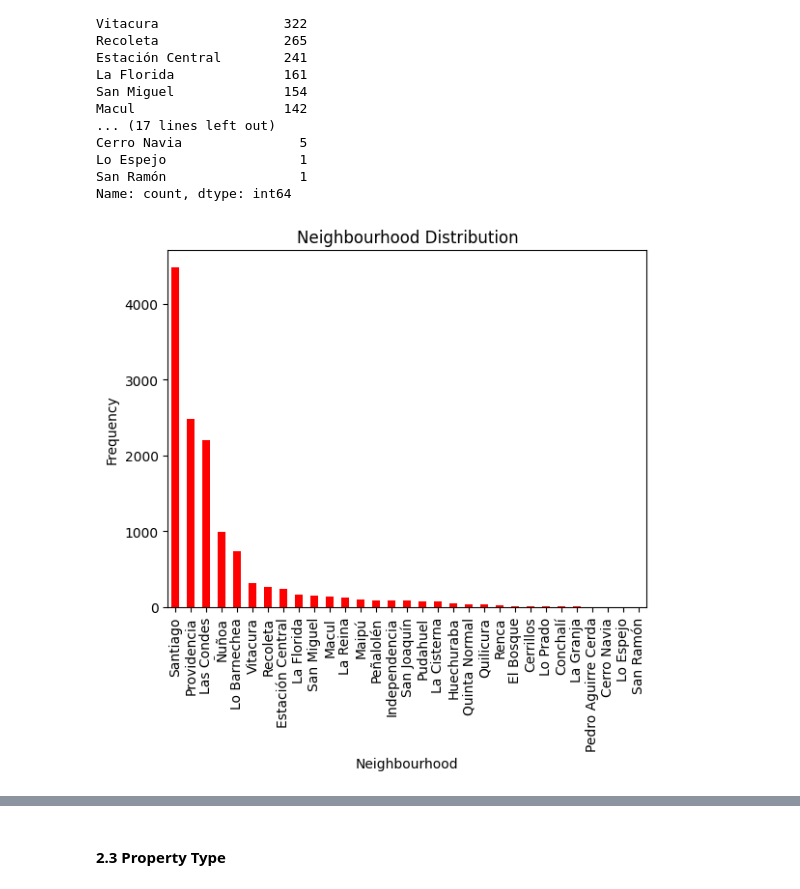
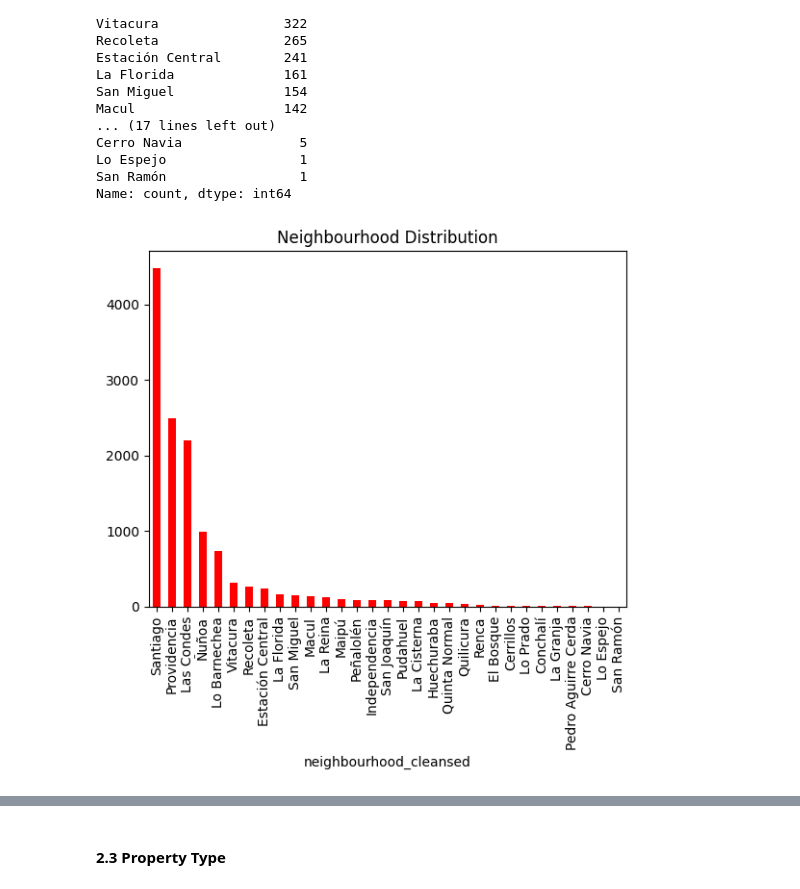
Before and after one commit to Lperdoca/Ciencia-de-datos.-Taller-1, a Jupyter notebook: EDA_AirBnb_Santiago de Chile.ipynb, the cells around one changed output, grey strips where cells are left out. Cells and saved outputs as stored; diff of their text form; code cells hidden in the pictures.

```diff
--- a/EDA_AirBnb_Santiago de Chile.ipynb
+++ b/EDA_AirBnb_Santiago de Chile.ipynb
@@ -234,8 +236,7 @@ Name: count, dtype: int64
 # %%
 listings_Santiago_df["neighbourhood_cleansed"].value_counts().plot(kind="bar", color="red")
 plt.title("Neighbourhood Distribution")
-plt.xlabel("Neighbourhood")
-plt.ylabel("Frequency")
+
 plt.show()
 # %% [output]
-[figure, old version]
+[figure, new version]
```
Also changed, not shown: parts of 81 cells of this notebook.
